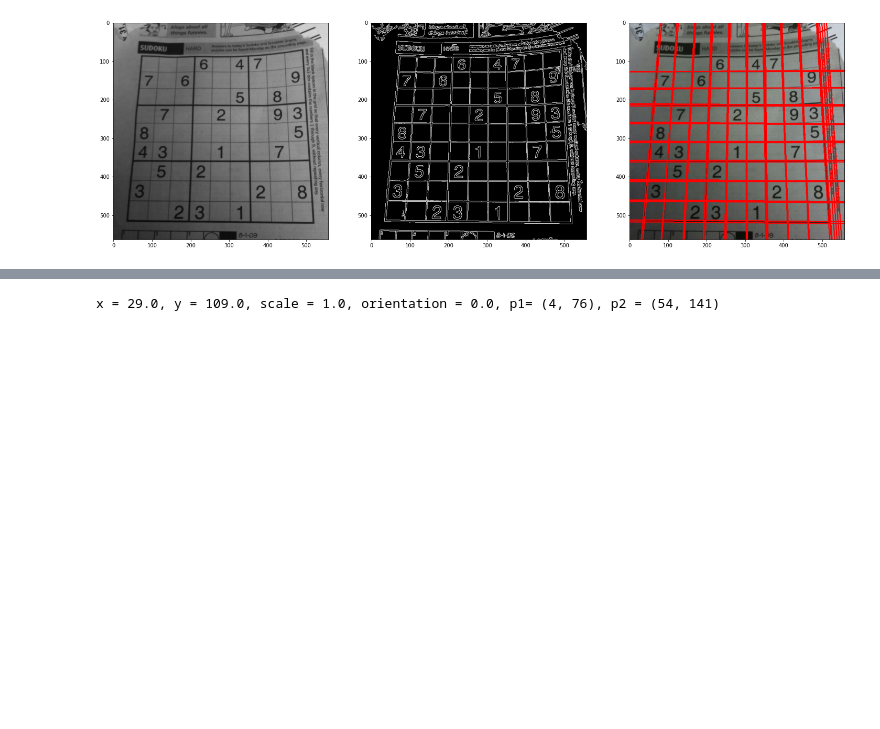
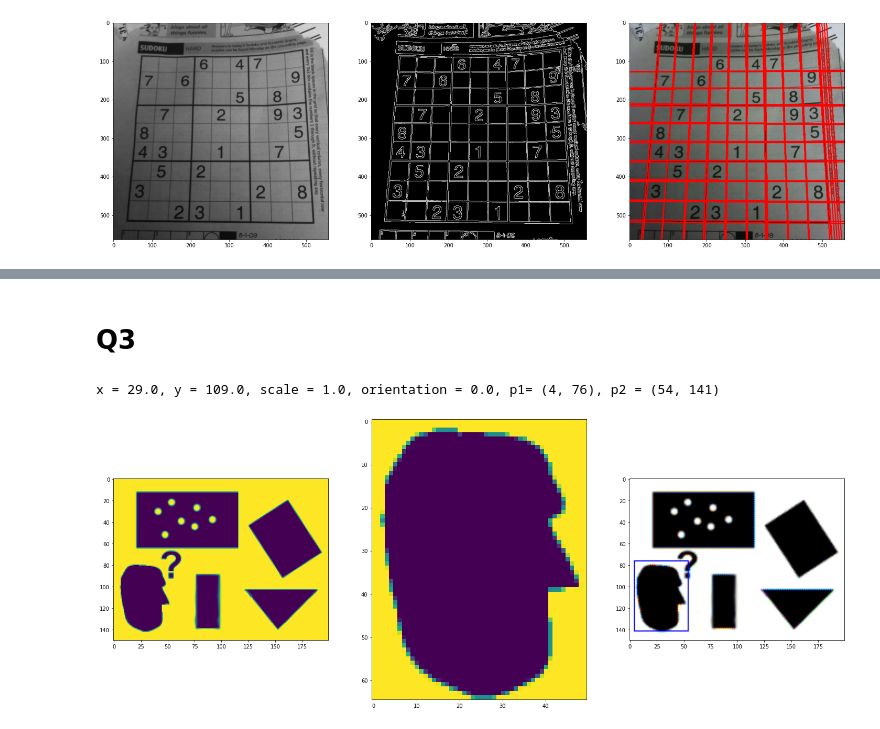
Before and after one commit to Thilanka1999/Computer-Vision-and-Image-Processing, a Jupyter notebook: inclass exercises/ex6/190691B.ipynb, the cells around one changed output, grey strips where cells are left out. Cells and saved outputs as stored; diff of their text form; code cells hidden in the pictures; blank space fills up the shorter version.

```diff
--- a/inclass exercises/ex6/190691B.ipynb
+++ b/inclass exercises/ex6/190691B.ipynb
@@ -66,33 +84,46 @@ cv.destroyAllWindows()
+# %% [markdown]
+# Q3
 # %%
+# generalized houghtransform
+
 import cv2 as cv
 import numpy as np
 import matplotlib.pyplot as plt
 
 im = cv.imread(r'pic1.png', cv.IMREAD_REDUCED_GRAYSCALE_2)
 temp1 = cv.imread(r'templ.png', cv.IMREAD_REDUCED_GRAYSCALE_2)
 assert im is not None
 assert temp1 is not None
 
 im_edges = cv.Canny(im, 50, 250)
 temp1_edges = cv.Canny(temp1, 50, 250)
 alg = cv.createGeneralizedHoughGuil()
 alg.setTemplate(temp1_edges)
 alg.setAngleThresh(100000)
 alg.setScaleThresh(40000)
 alg.setPosThresh(1000)
 alg.setAngleStep(1)
 alg.setScaleStep(0.1)
 alg.setMinScale(0.9)
 alg.setMaxScale(1.1)
 positions , votes = alg.detect(im_edges)
 
 out = cv.cvtColor(im, cv.COLOR_BAYER_BG2BGR)
 for x, y, scale, orientation in positions[0]:
     halfHeight = temp1.shape[0] / 2. * scale
     halfWidth = temp1.shape[1] / 2. * scale
     p1 = (int(x - halfWidth), int(y - halfHeight))
     p2 = (int(x + halfWidth), int(y + halfHeight))
     print("x = {}, y = {}, scale = {}, orientation = {}, p1= {}, p2 = {}".format(x, y, scale, orientation, p1, p2))
     cv.rectangle(out, p1, p2, (0, 0, 255))
+
+fig, ax = plt.subplots(1, 3, figsize=(25, 25))
+
+ax[0].imshow(im)
+ax[1].imshow(temp1)
+ax[2].imshow(out)
+
+plt.show()
 # %% [output]
 x = 29.0, y = 109.0, scale = 1.0, orientation = 0.0, p1= (4, 76), p2 = (54, 141)
+[figure, added]
```
Also changed, not shown: parts of 8 cells of this notebook.
